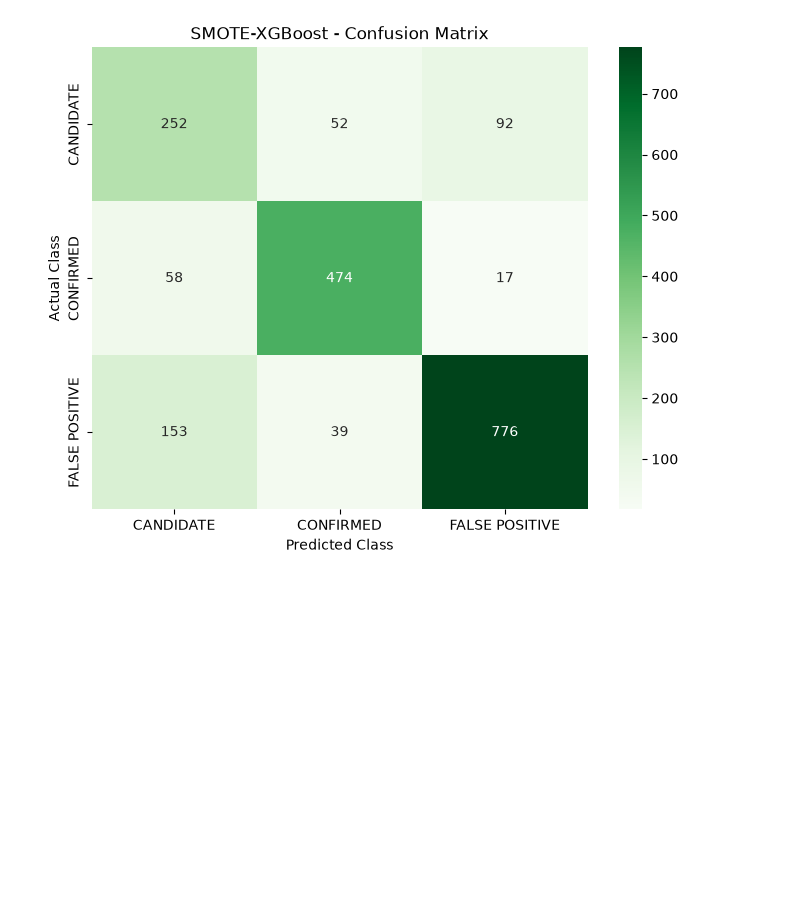
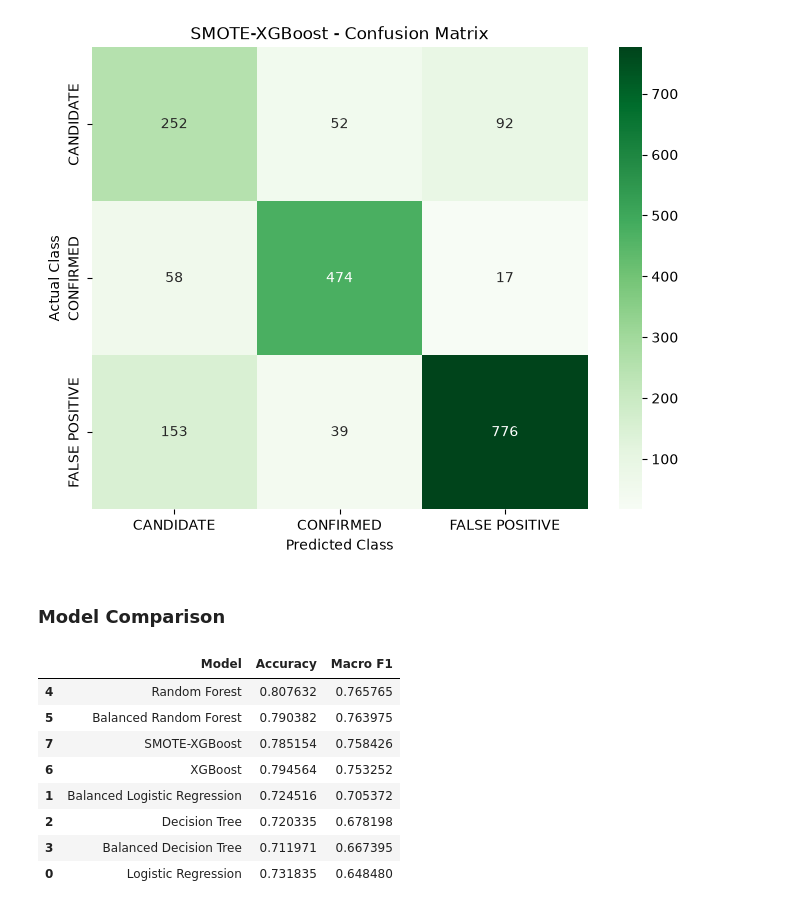
Before and after one commit to devikarapillai/Kepler-Exoplant_Classification, a Jupyter notebook: Nasa Kepler Exoplanent Detection.ipynb, the cells around one changed output. Saved outputs shown, nothing was run; the diff lists cells and outputs as text; code cells hidden in the pictures; blank space fills up the shorter version.

Commit message:
Complete model comparison

```diff
--- a/Nasa Kepler Exoplanent Detection.ipynb
+++ b/Nasa Kepler Exoplanent Detection.ipynb
@@ -1195,4 +1194,5 @@ y_pred_rf = rf_model.predict(X_test_imputed)
 # %%
+y_pred_rf = rf_model.predict(X_test_imputed)
 y_pred_rf
 # %% [output]
 array(['FALSE POSITIVE', 'FALSE POSITIVE', 'CONFIRMED', ...,
@@ -1512,3 +1512,44 @@ plt.title('SMOTE-XGBoost - Confusion Matrix')
 plt.show()
 # %% [output]
 [figure]
+# %% [markdown]
+### Model Comparison
+# %%
+model_results = {
+    'Logistic Regression': (y_pred, y_test),
+    'Balanced Logistic Regression': (y_pred_balanced, y_test),
+    'Decision Tree': (y_pred_dt, y_test),
+    'Balanced Decision Tree': (y_pred_dt_balanced, y_test),
+    'Random Forest': (y_pred_rf, y_test),
+    'Balanced Random Forest': (y_pred_rf_balanced, y_test),
+    'XGBoost': (y_pred_xgb, y_test_encoded),
+    'SMOTE-XGBoost': (y_pred_xgb_smote, y_test_encoded)
+}
+
+comparison_data = []
+
+for name, (predictions, actual) in model_results.items():
+    comparison_data.append({
+        'Model': name,
+        'Accuracy': accuracy_score(actual, predictions),
+        'Macro F1': f1_score(actual, predictions, average='macro')
+    })
+
+model_comparison = pd.DataFrame(comparison_data)
+
+model_comparison = model_comparison.sort_values(
+    by='Macro F1',
+    ascending=False
+)
+
+model_comparison
+# %% [output]
+|  | Model | Accuracy | Macro F1 |
+| 4 | Random Forest | 0.807632 | 0.765765 |
+| 5 | Balanced Random Forest | 0.790382 | 0.763975 |
+| 7 | SMOTE-XGBoost | 0.785154 | 0.758426 |
+| 6 | XGBoost | 0.794564 | 0.753252 |
+| 1 | Balanced Logistic Regression | 0.724516 | 0.705372 |
+| 2 | Decision Tree | 0.720335 | 0.678198 |
+| 3 | Balanced Decision Tree | 0.711971 | 0.667395 |
+| 0 | Logistic Regression | 0.731835 | 0.648480 |
```
Also changed, not shown: parts of 11 cells of this notebook.
